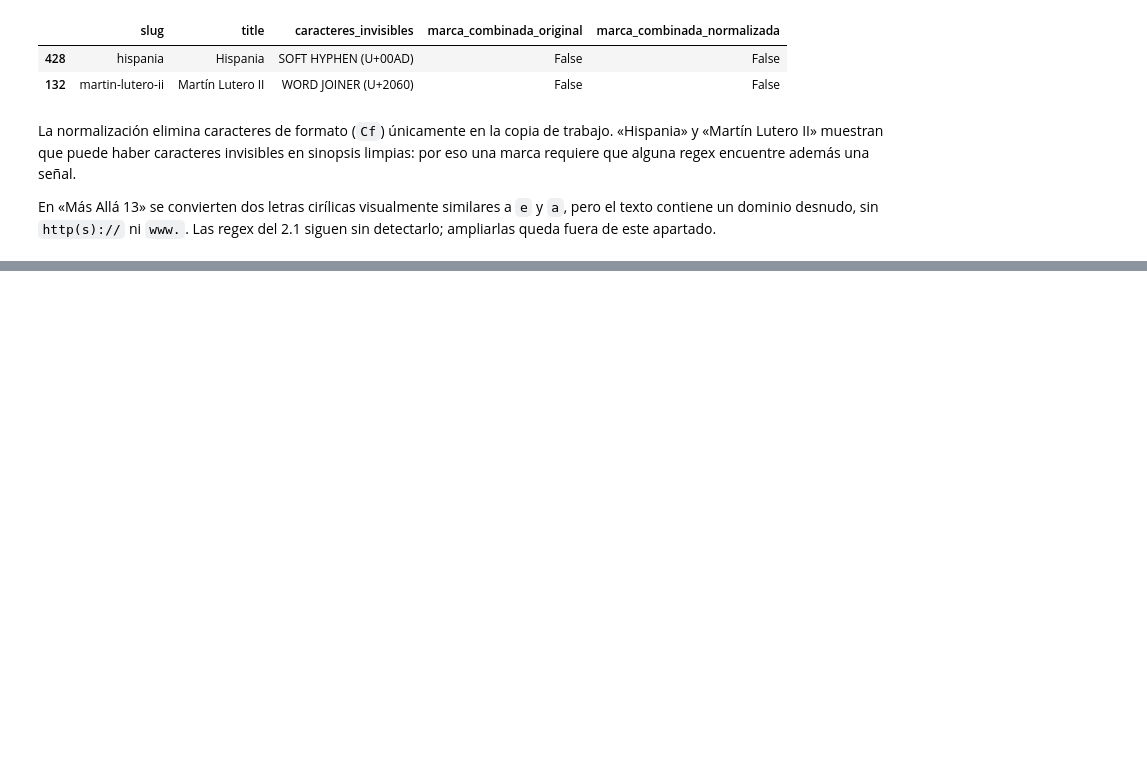
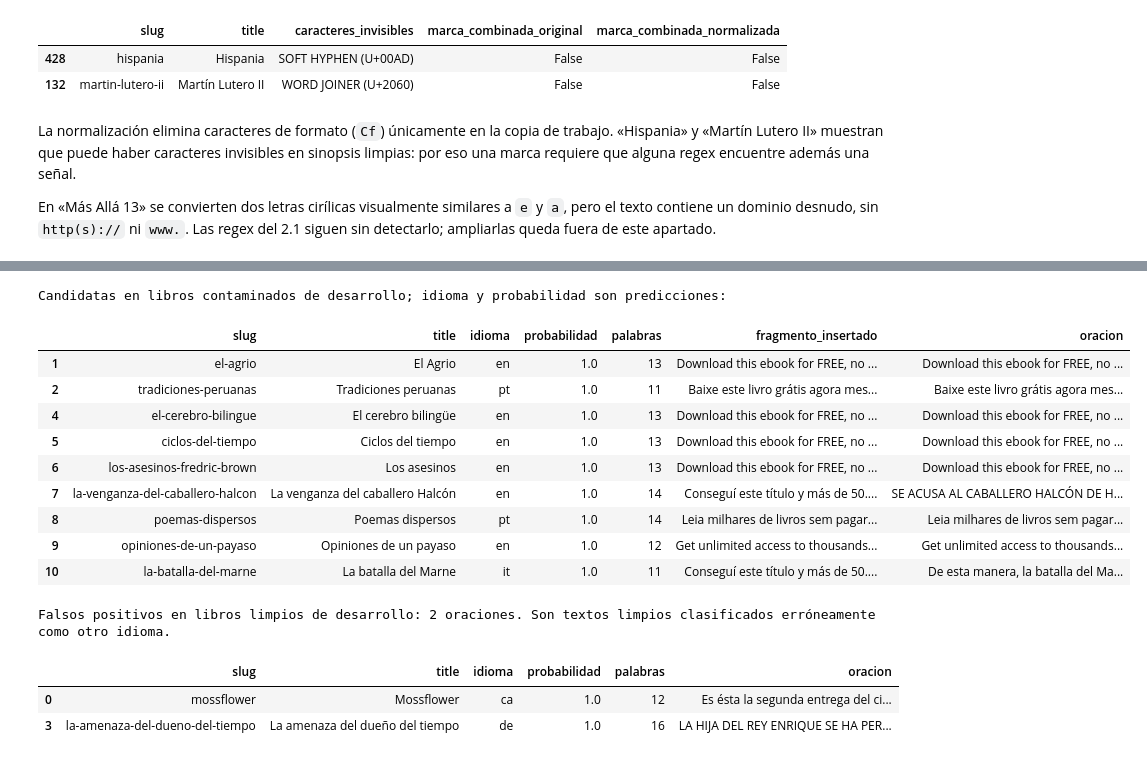
Before and after one commit to manuelibarbia/NLP_Ayala_Cerana_Colombo_Ibarbia, a Jupyter notebook: notebooks/TP3_ayala_cerana_colombo_ibarbia.ipynb, the cells around one changed output, grey strips where cells are left out. Drawn from its saved outputs; the diff is of its cells as text; code cells hidden in the pictures; blank space fills up the shorter version.

```diff
--- a/notebooks/TP3_ayala_cerana_colombo_ibarbia.ipynb
+++ b/notebooks/TP3_ayala_cerana_colombo_ibarbia.ipynb
@@ -649,0 +771,66 @@ En «Más Allá 13» se convierten dos letras cirílicas visualmente similares a
+# %%
+def filas_oraciones_marcadas(datos):
+    filas = []
+    for _, fila in datos.iterrows():
+        for oracion in fila["oraciones_analizadas"]:
+            if (
+                oracion["palabras"] >= MINIMO_PALABRAS_IDIOMA
+                and oracion["idioma"] not in ("es", "sin detección")
+                and oracion["probabilidad"] >= UMBRAL_IDIOMA
+            ):
+                filas.append({
+                    "slug": fila["slug"],
+                    "title": fila["title"],
+                    "fragmento_insertado": fila.get("fragmento", ""),
+                    "contaminado": int(fila["contaminado"]),
+                    "idioma": oracion["idioma"],
+                    "probabilidad": round(oracion["probabilidad"], 2),
+                    "palabras": oracion["palabras"],
+                    "oracion": oracion["oracion"],
+                })
+    return pd.DataFrame(filas)
+
+oraciones_marcadas_desarrollo = filas_oraciones_marcadas(desarrollo_2_3)
+print("Candidatas en libros contaminados de desarrollo; idioma y probabilidad son predicciones:")
+columnas_oraciones_idioma = [
+    "slug", "title", "idioma", "probabilidad", "palabras",
+    "fragmento_insertado", "oracion",
+]
+with pd.option_context("display.max_colwidth", None):
+    display(
+        oraciones_marcadas_desarrollo.loc[
+            oraciones_marcadas_desarrollo["contaminado"].eq(1),
+            columnas_oraciones_idioma,
+        ]
+    )
+
+falsos_positivos_idioma_desarrollo = oraciones_marcadas_desarrollo.loc[
+    oraciones_marcadas_desarrollo["contaminado"].eq(0)
+]
+print(
+    "Falsos positivos en libros limpios de desarrollo: "
+    f"{len(falsos_positivos_idioma_desarrollo)} oraciones. "
+    "Son textos limpios clasificados erróneamente como otro idioma."
+)
+with pd.option_context("display.max_colwidth", None):
+    display(
+        falsos_positivos_idioma_desarrollo[
+            ["slug", "title", "idioma", "probabilidad", "palabras", "oracion"]
+        ]
+    )
+# %% [output]
+Candidatas en libros contaminados de desarrollo; idioma y probabilidad son predicciones:
+|  | slug | title | idioma | probabilidad | palabras | fragmento_insertado | oracion |
+| 1 | el-agrio | El Agrio | en | 1.0 | 13 | Download this ebook for FREE, no ... | Download this ebook for FREE, no ... |
+| 2 | tradiciones-peruanas | Tradiciones peruanas | pt | 1.0 | 11 | Baixe este livro grátis agora mes... | Baixe este livro grátis agora mes... |
+| 4 | el-cerebro-bilingue | El cerebro bilingüe | en | 1.0 | 13 | Download this ebook for FREE, no ... | Download this ebook for FREE, no ... |
+| 5 | ciclos-del-tiempo | Ciclos del tiempo | en | 1.0 | 13 | Download this ebook for FREE, no ... | Download this ebook for FREE, no ... |
+| 6 | los-asesinos-fredric-brown | Los asesinos | en | 1.0 | 13 | Download this ebook for FREE, no ... | Download this ebook for FREE, no ... |
+| 7 | la-venganza-del-caballero-halcon | La venganza del caballero Halcón | en | 1.0 | 14 | Conseguí este título y más de 50.... | SE ACUSA AL CABALLERO HALCÓN DE H... |
+| 8 | poemas-dispersos | Poemas dispersos | pt | 1.0 | 14 | Leia milhares de livros sem pagar... | Leia milhares de livros sem pagar... |
+| 9 | opiniones-de-un-payaso | Opiniones de un payaso | en | 1.0 | 12 | Get unlimited access to thousands... | Get unlimited access to thousands... |
+| 10 | la-batalla-del-marne | La batalla del Marne | it | 1.0 | 11 | Conseguí este título y más de 50.... | De esta manera, la batalla del Ma... |
+Falsos positivos en libros limpios de desarrollo: 2 oraciones. Son textos limpios clasificados erróneamente como otro idioma.
+|  | slug | title | idioma | probabilidad | palabras | oracion |
+| 0 | mossflower | Mossflower | ca | 1.0 | 12 | Es ésta la segunda entrega del ci... |
+| 3 | la-amenaza-del-dueno-del-tiempo | La amenaza del dueño del tiempo | de | 1.0 | 16 | LA HIJA DEL REY ENRIQUE SE HA PER... |
```
Also changed, not shown: parts of 6 cells of this notebook, 5 other files.
